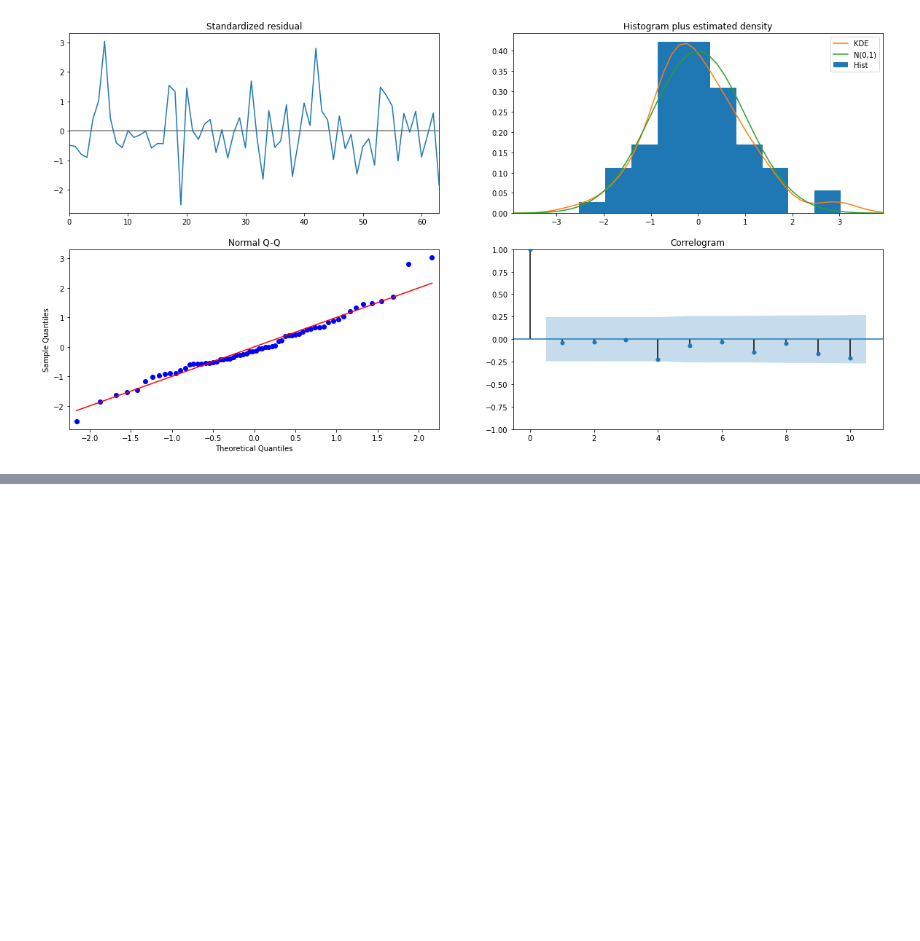
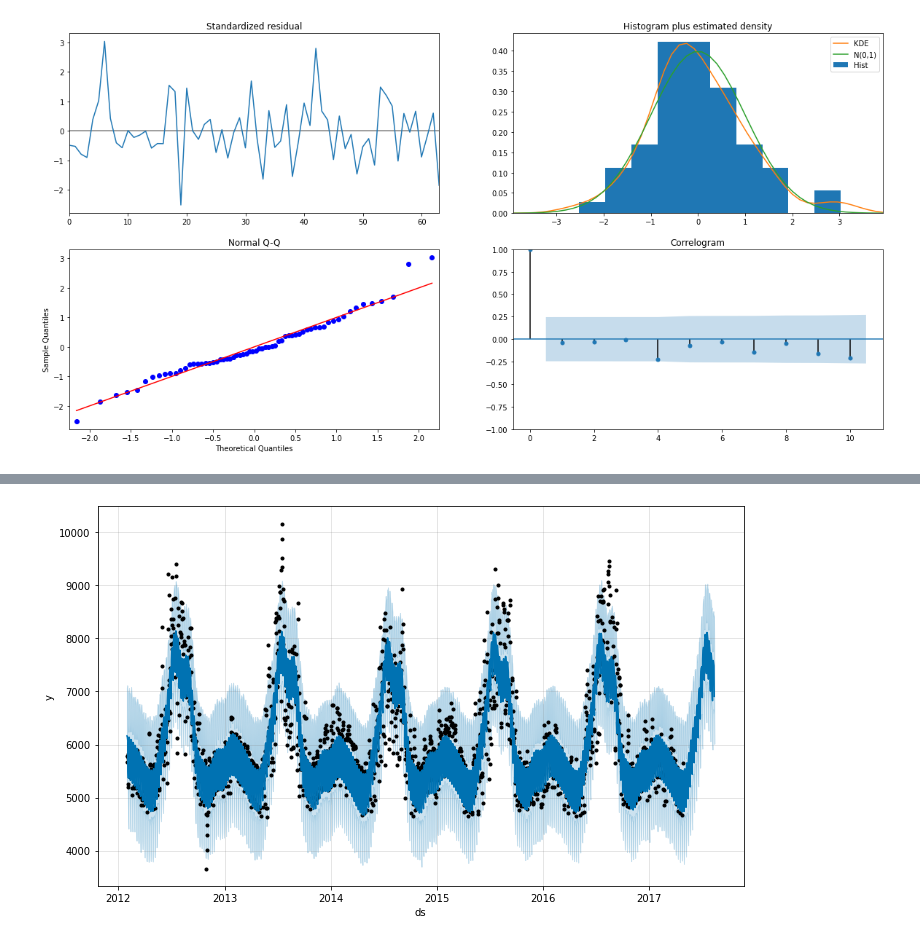
Before and after one commit to shelly2904/DATA_SCIENCE, a Jupyter notebook: Time Series/Time_Series_Algorithms.ipynb, the cells around one changed output, grey strips where cells are left out. Cells and saved outputs as stored; diff of their text form; code cells hidden in the pictures; blank space fills up the shorter version.

```diff
--- a/Time Series/Time_Series_Algorithms.ipynb
+++ b/Time Series/Time_Series_Algorithms.ipynb
@@ -223,0 +314,4 @@ out=model.plot_diagnostics()
+# %%
+fig1 = model_fbp.plot(forecast)
+# %% [output]
+[figure, added]
```
Also changed, not shown: parts of 24 cells of this notebook.
